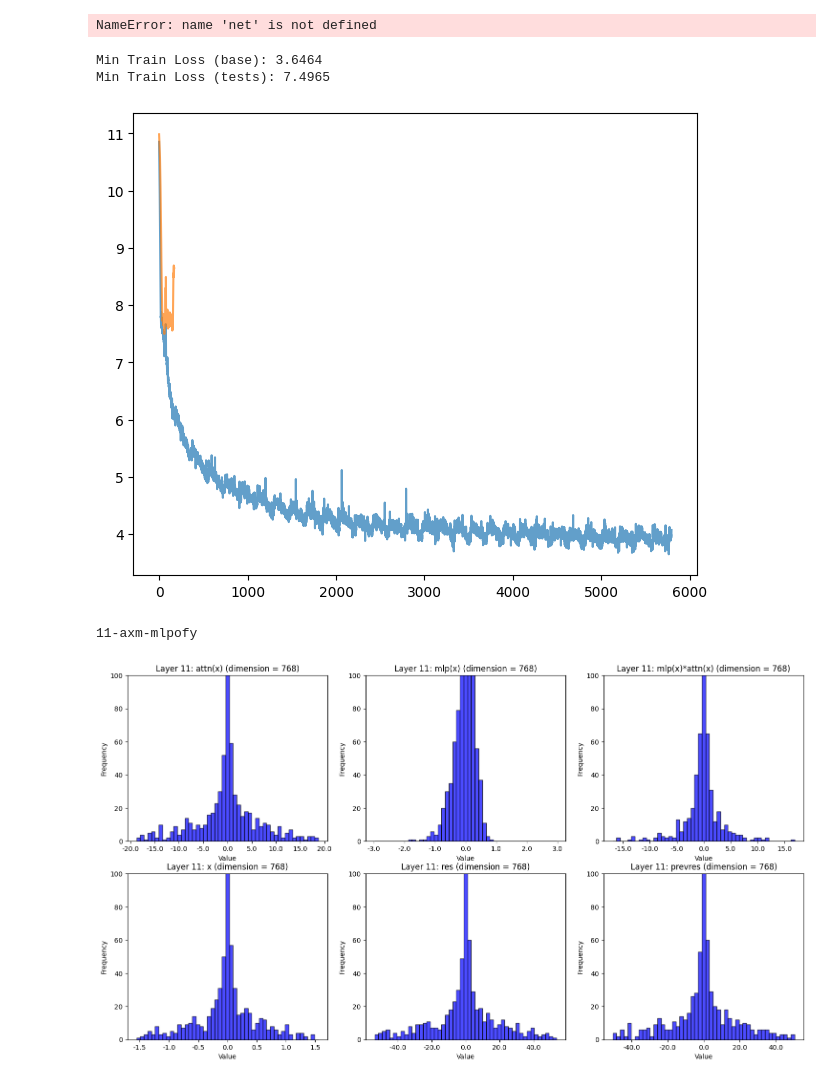
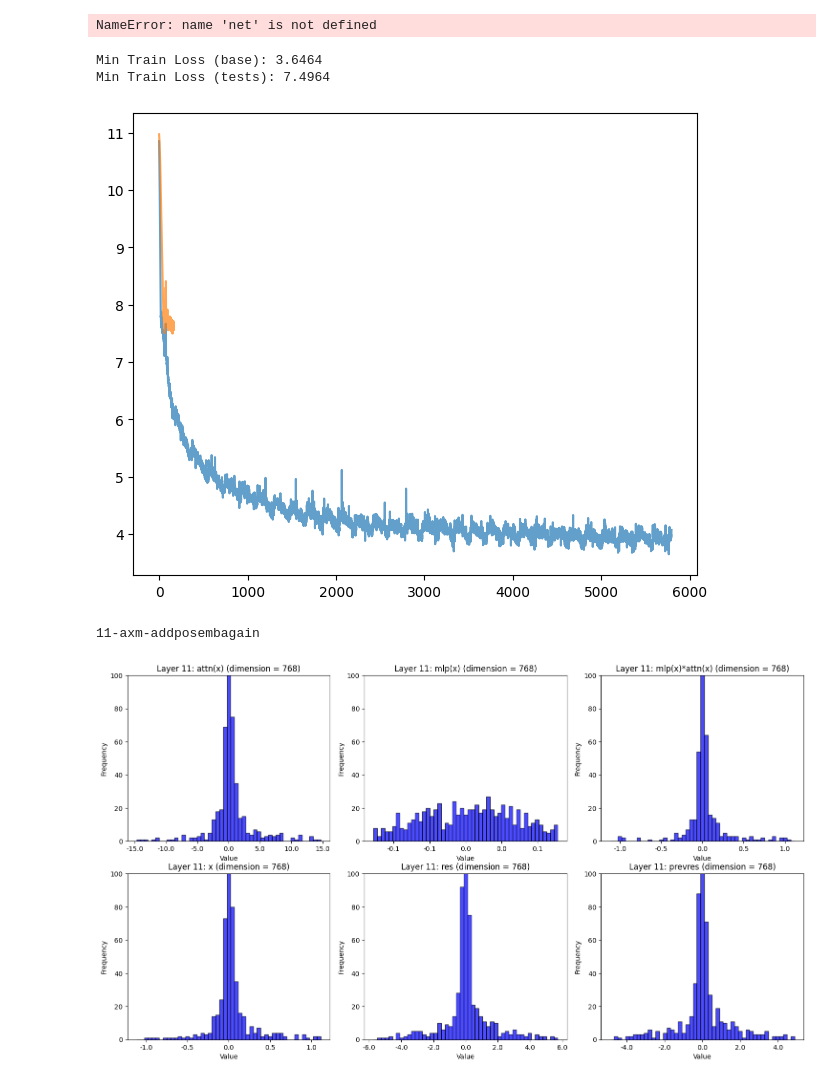
Before and after one commit to Vervious/gpt, a Jupyter notebook: play.ipynb, the cells around one changed output. Saved outputs shown, nothing was run; the diff lists cells and outputs as text; code cells hidden in the pictures.

```diff
--- a/play.ipynb
+++ b/play.ipynb
@@ -222,7 +222,7 @@ def gen_points(filename):
         streams_xy[k] = list(zip(*xy))
     return streams_xy
 
-testname = "11-axm-multpos"
+testname = "11-axm-addposembagain-nores"
 # testname = "10-resmlp-single-attnxmlp"
 # basename = "0-base"
 # basename = "7-test-2"
@@ -258,35 +258,35 @@ plt.savefig(f"img/{testname}i.png")
 # plt.plot(xs, ys, label=f'nanogpt ({sz}) val loss base')
 # # horizontal line at GPT-2 baseline
 # if loss_baseline is not None:
 #     plt.axhline(y=loss_baseline, color='r', linestyle='--', label=f"OpenAI GPT-2 ({sz}) checkpoint val loss")
 # plt.xlabel("steps")
 # plt.ylabel("loss")
 # plt.yscale('log')
 # plt.ylim(top=8.0)
 # plt.xlim(right=30000)
 # plt.legend()
 # plt.title("Loss")
 # print("Min Validation Loss:", min(ys))
 
 # # Panel 2: HellaSwag eval
 # plt.subplot(122)
 # xs, ys = streams_xy_test["hellaswag"] # HellaSwag eval
 # ys = np.array(ys)
 # plt.plot(xs, ys, label=f"nanogpt ({sz})")
 # # horizontal line at GPT-2 baseline
 # if hella2_baseline:
 #     plt.axhline(y=hella2_baseline, color='r', linestyle='--', label=f"OpenAI GPT-2 ({sz}) checkpoint")
 # if hella3_baseline:
 #     plt.axhline(y=hella3_baseline, color='g', linestyle='--', label=f"OpenAI GPT-3 ({sz}) checkpoint")
 # plt.xlabel("steps")
 # plt.ylabel("accuracy")
 # plt.legend()
 # plt.title("HellaSwag eval")
 # print("Max Hellaswag eval:", max(ys))
 # %% [output]
 Min Train Loss (base): 3.6464
-Min Train Loss (tests): 7.4965
+Min Train Loss (tests): 7.4964
-[figure, old version]
+[figure, new version]
 # %%
 import ast
 import numpy as np
@@ -398,8 +398,8 @@ ani.save(f"img/{testname}a.mp4", writer='ffmpeg', fps=1, dpi=300)
 print(testname)
 plt.show()
 # %% [output]
-11-axm-mlpofy
+11-axm-addposembagain
-[figure, old version]
+[figure, new version]
 # %%
 
 from numpy import linalg as LA
```
Also changed, not shown: parts of 1 cell of this notebook, 22 other files.
